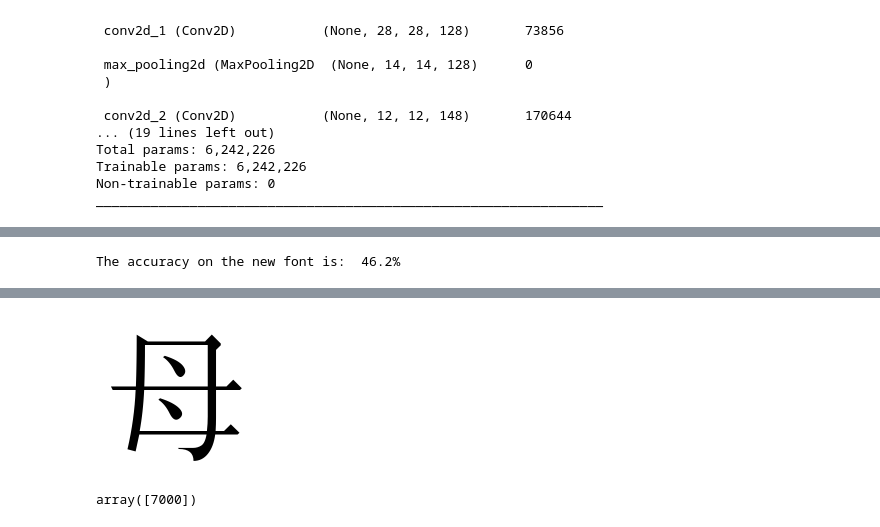
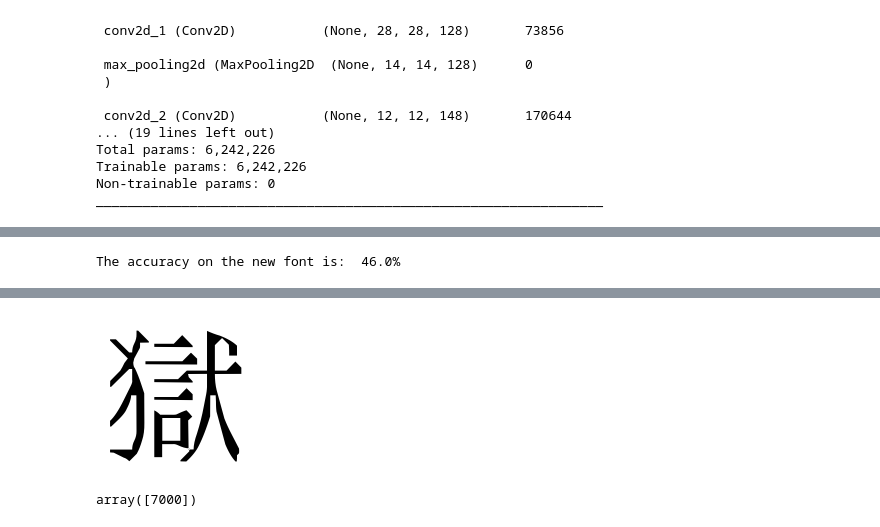
Before and after one commit to PointTensor/NN_kanji, a Jupyter notebook: main_NN.ipynb, the cells around one changed output, grey strips where cells are left out. Drawn from its saved outputs; the diff is of its cells as text; code cells hidden in the pictures.

```diff
--- a/main_NN.ipynb
+++ b/main_NN.ipynb
@@ -191,6 +191,6 @@ _________________________________________________________________
 # %%
-batch_size = 128
-epochs = 40
+batch_size = 64
+epochs = 30
 
 # checkpoint = keras.callbacks.ModelCheckpoint(
 #     filepath='/Users/rashidalawadhi/Documents/GitHub/kanji_NN/checkpoints/model_kanji.h5',
@@ -341,10 +341,10 @@ for i in range(0,600):
 percentage = round(tot_corr/(len(correct_stroke))*100,1)
 print('The accuracy on the new font is: ', str(percentage)+'%')
 # %% [output]
-The accuracy on the new font is:  46.2%
+The accuracy on the new font is:  46.0%
 # %%
 matplotlib.rcParams['font.family'] = ['XANO-mincho-U32']
-txt_img('母')
+txt_img('獄')
 plt.savefig('tstimg.png', dpi=25)
 tst_img = np.expand_dims(np.array(Image.open('tstimg.png').convert('L'))/255,axis=0)
 pred = model.predict(tst_img)
@@ -356,4 +356,4 @@ The predicted number of strokes is: 5
-[figure, old version]
+[figure, new version]
 # %%
 loc = np.where(df_extra['kanji']=='囙')[0]
 loc
```
Also changed, not shown: parts of 7 cells of this notebook, 2 other files.
